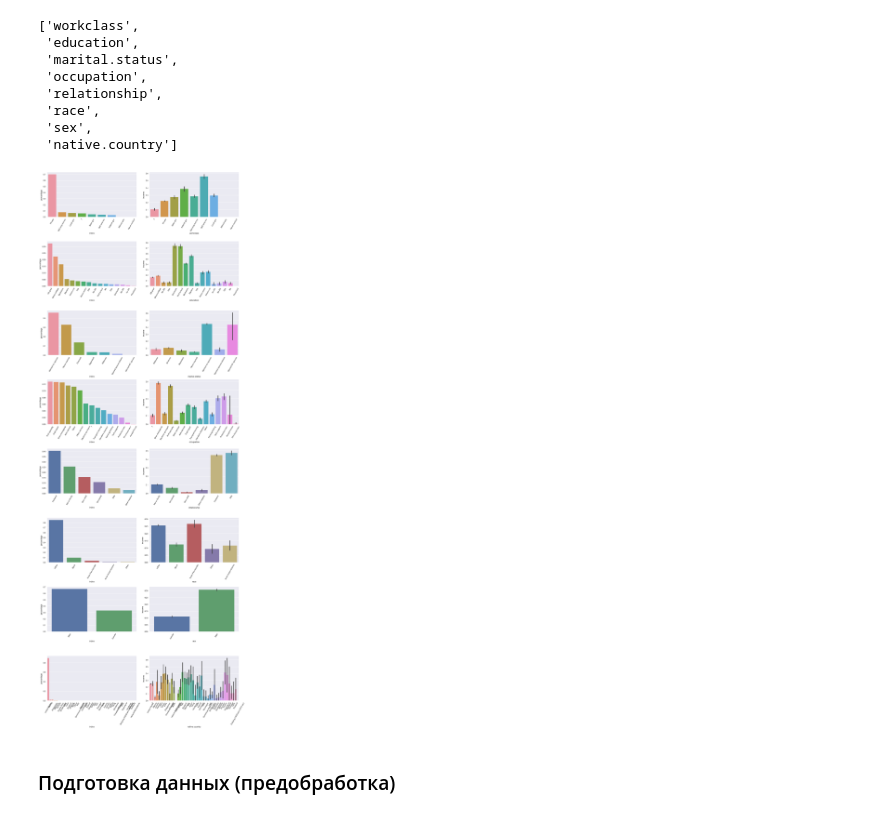
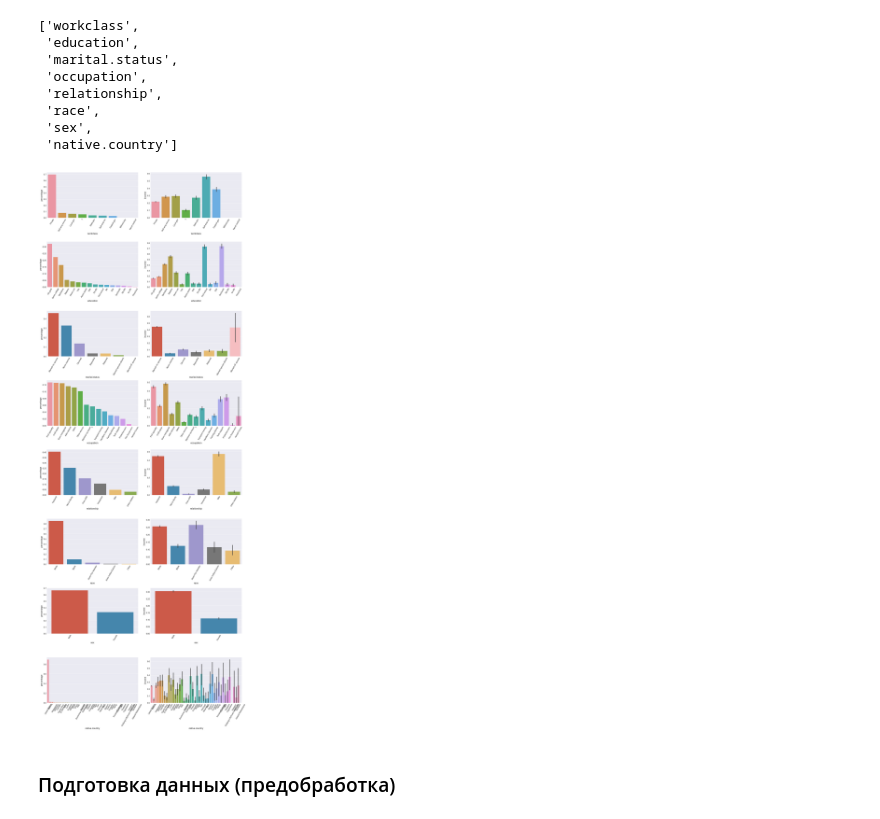
Before and after one commit to Chepell/SF_DS_Pro, a Jupyter notebook: ML-7/03_Optuna.ipynb, the cells around one changed output. Cells and saved outputs as stored; diff of their text form; code cells hidden in the pictures.

```diff
--- a/ML-7/03_Optuna.ipynb
+++ b/ML-7/03_Optuna.ipynb
@@ -152,8 +152,7 @@ data['income'] = data['income'].apply(lambda x: 1 if x == '>50K' else 0)
 # %% [markdown]
 Исследуем категориальные признаки
 # %%
-types = data.dtypes
-cat_features = list(types[(types == 'object')].index)
+cat_features = data.select_dtypes(include='object').columns.to_list()
 cat_features
 # %% [output]
 ['workclass',
@@ -167,26 +166,26 @@ cat_features
 # %%
 n = len(cat_features) # число категориальных признаков
 fig, axes = plt.subplots(n, 2, figsize=(15, 40)) # фигура+n*2 координатных плоскостей
 
 # Создаем цикл для всех признаков из списка категориальных признаков
 for i, feature in enumerate(cat_features):
     # Строим количественную столбчатую для долевого соотношения каждой из категорий в данных
     count_data = (data[feature].value_counts(normalize=True)
                   .sort_values(ascending=False)
                   .rename('percentage')
                   .reset_index())
 
-    count_barplot = sns.barplot(data=count_data, x='index', y='percentage', ax=axes[i][0])
+    count_barplot = sns.barplot(data=count_data, x=feature, y='percentage', ax=axes[i][0])
     count_barplot.xaxis.set_tick_params(rotation=60)
 
     # Строим столбчатую диаграмму доли людей зарабатывающих >50K
     # (среднее по столбцу income) в зависимости от категории
-    mean_barplot = sns.barplot(data=data, x=feature, y='income', ax=axes[i][1])
+    mean_barplot = sns.barplot(data=data, x=feature, y='income', ax=axes[i][1], order=count_data[feature].to_list())
     mean_barplot.xaxis.set_tick_params(rotation=60)
 
 plt.tight_layout() # выравнивание графиков
 # %% [output]
-[figure, old version]
+[figure, new version]
 # %% [markdown]
 ### Подготовка данных (предобработка)
 # %% [markdown]
```
Also changed, not shown: parts of 21 cells of this notebook, 17 other files.
